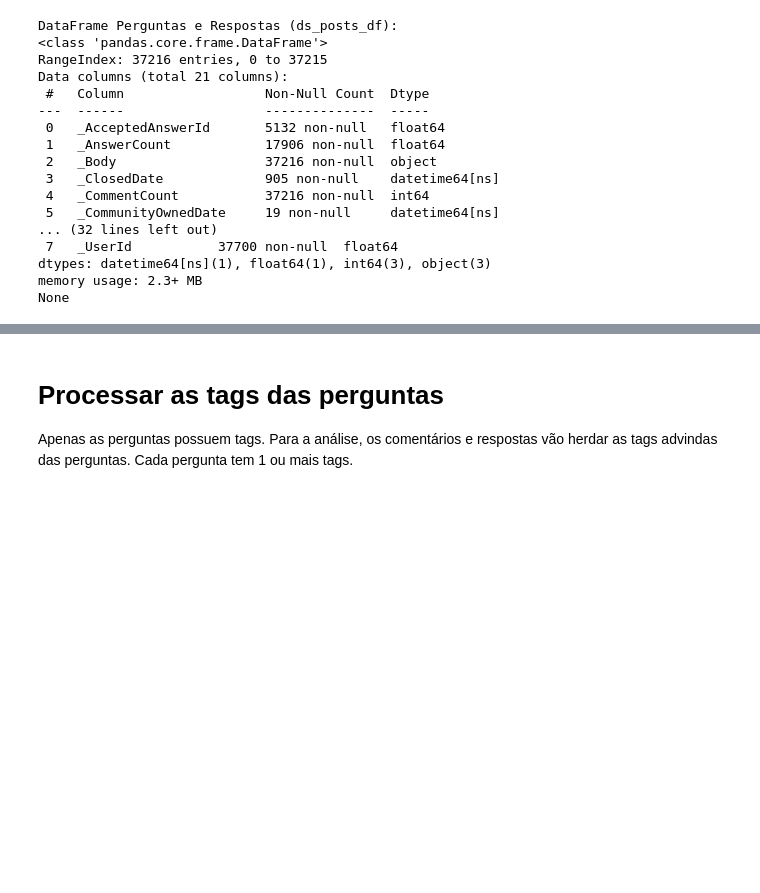
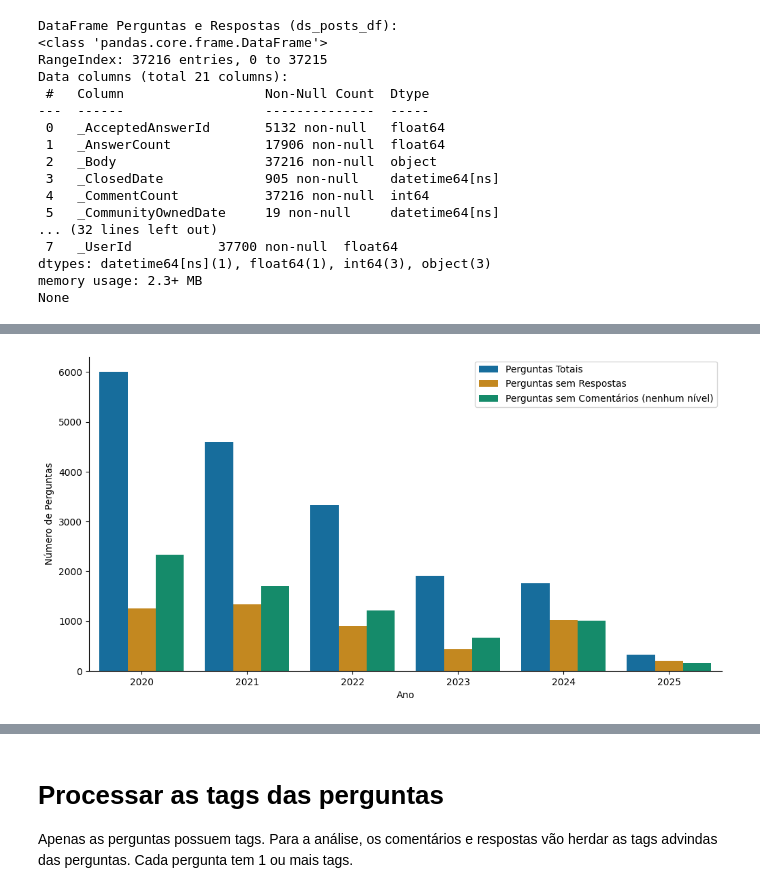
Before and after one commit to hoomanish/TCC_MBA_DS_2025, a Jupyter notebook: ds_posts_analysis.ipynb, the cells around one changed output, grey strips where cells are left out. Drawn from its saved outputs; the diff is of its cells as text; code cells hidden in the pictures; blank space fills up the shorter version.

```diff
--- a/ds_posts_analysis.ipynb
+++ b/ds_posts_analysis.ipynb
@@ -290,0 +340,62 @@ df_todos = pd.concat([df_todos, ds_comments_df], ignore_index=True)
+# %%
+# Quantas perguntas não possuem comentários nem em si mesmas nem em suas respostas?
+
+# 1. Obter todos os Ids de perguntas
+pergunta_ids = perguntas['_Id']
+
+# 2. Obter todos os Ids de respostas e o Id da pergunta à qual cada resposta pertence
+respostas_ids = respostas['_Id']
+respostas_para_pergunta = respostas[['_Id', '_ParentId']].rename(columns={'_Id': 'resposta_id', '_ParentId': 'pergunta_id'})
+
+# 3. Para cada pergunta, obter os Ids das respostas associadas
+respostas_por_pergunta = respostas_para_pergunta.groupby('pergunta_id')['resposta_id'].apply(list).to_dict()
+
+# 4. Criar um set com todos os Ids de comentários e seus respectivos _ParentId
+comentarios_parent_ids = set(ds_comments_df['_ParentId'])
+
+# 5. Para cada pergunta, verificar se existe comentário nela ou em alguma de suas respostas
+perguntas_sem_comentarios_nenhuma = []
+for pid in pergunta_ids:
+    # Comentário direto na pergunta?
+    tem_comentario_na_pergunta = pid in comentarios_parent_ids
+    # Comentário em alguma resposta?
+    respostas_ids_da_pergunta = respostas_por_pergunta.get(pid, [])
+    tem_comentario_em_resposta = any(rid in comentarios_parent_ids for rid in respostas_ids_da_pergunta)
+    # Se não tem comentário nem na pergunta nem em suas respostas, adiciona
+    if not tem_comentario_na_pergunta and not tem_comentario_em_resposta:
+        perguntas_sem_comentarios_nenhuma.append(pid)
+
+# DataFrame das perguntas sem comentários em nenhum nível
+perguntas_sem_comentarios_nenhuma_df = perguntas[perguntas['_Id'].isin(perguntas_sem_comentarios_nenhuma)]
+
+# Agrupar por ano e contar o número de perguntas sem comentários em nenhum nível
+perguntas_sem_comentarios_nenhuma_ano = perguntas_sem_comentarios_nenhuma_df.groupby(perguntas_sem_comentarios_nenhuma_df['_CreationDate'].dt.year).size().reset_index(name='count')
+perguntas_sem_comentarios_nenhuma_ano['Tipo'] = 'Perguntas sem Comentários (nenhum nível)'
+
+#Quantas perguntas não possuem respostas?
+perguntas_sem_respostas = perguntas[~perguntas['_Id'].isin(respostas['_ParentId'])]
+# Agrupar por ano e contar o número de perguntas sem respostas
+perguntas_sem_respostas_ano = perguntas_sem_respostas.groupby(perguntas_sem_respostas['_CreationDate'].dt.year).size().reset_index(name='count')
+perguntas_sem_respostas_ano['Tipo'] = 'Perguntas sem Respostas'
+
+# Agrupar por ano e contar o número total de perguntas
+perguntas_totais_ano = perguntas.groupby(perguntas['_CreationDate'].dt.year).size().reset_index(name='count')
+perguntas_totais_ano['Tipo'] = 'Perguntas Totais'
+# Agrupar por ano e contar o número total de perguntas
+
+
+# Concatenar os DataFrames de perguntas sem respostas, sem comentários e totais
+grouped_perguntas = pd.concat([perguntas_totais_ano,perguntas_sem_respostas_ano, perguntas_sem_comentarios_nenhuma_ano], ignore_index=True)
+
+
+# # Plotar perguntas sem respostas e sem comentários por ano
+plt.figure(figsize=(12, 6))
+sns.barplot(data=grouped_perguntas, x='_CreationDate', y='count', hue='Tipo', palette='colorblind')
+plt.xlabel('Ano')
+plt.ylabel('Número de Perguntas')
+plt.legend(loc='upper right')
+sns.despine(left=False, bottom=False)
+# Exibir o gráfico
+plt.show()
+# %% [output]
+[figure, added]
```
Also changed, not shown: parts of 36 cells of this notebook, 5 other files.
